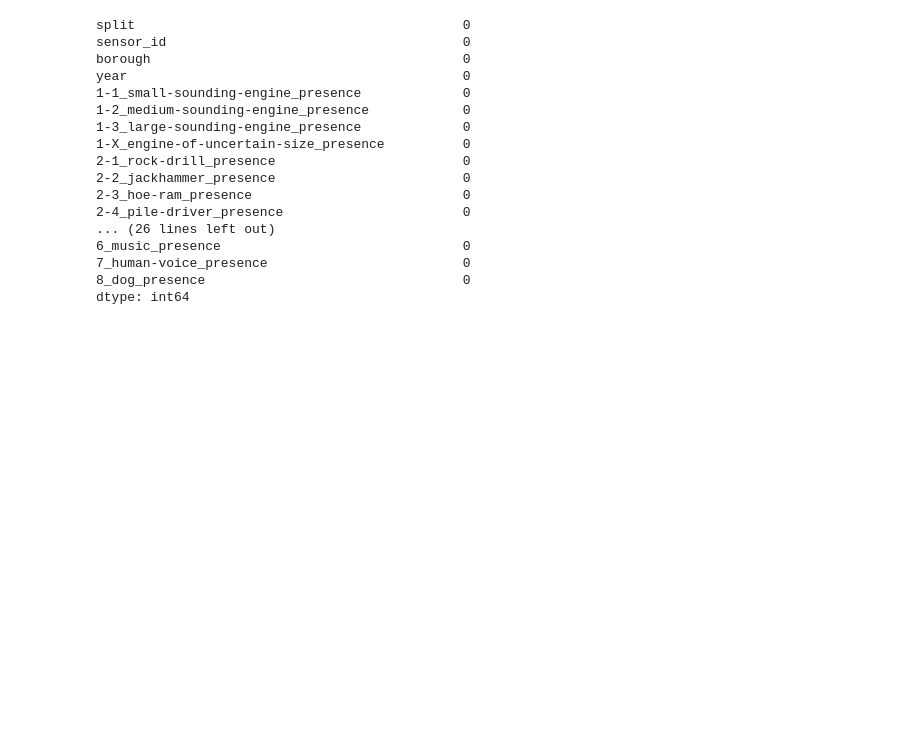
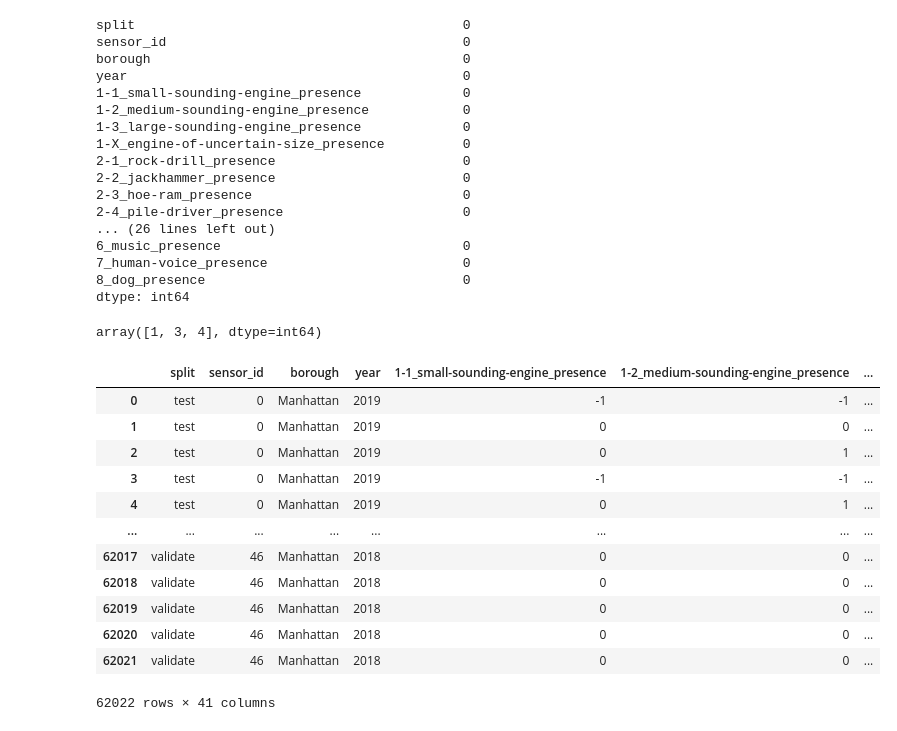
Before and after one commit to A-Lasso/Taxis-NewYork, a Jupyter notebook: Analisis_raw_contaminacion.ipynb, the cells around one changed output. Cells and saved outputs as stored; diff of their text form; code cells hidden in the pictures; blank space fills up the shorter version.

```diff
--- a/Analisis_raw_contaminacion.ipynb
+++ b/Analisis_raw_contaminacion.ipynb
@@ -402,3 +402,36 @@ year                                           0
 7_human-voice_presence                         0
 8_dog_presence                                 0
 dtype: int64
+# %%
+df_contaminacion_sonora['borough'].unique()
+# Las localidades en NewYork estan mostradas como numeros
+# Son 5 pero aqui solo tenemos 3
+# (1=Manhattan, 3=Brooklyn, 4=Queens)
+# %% [output]
+array([1, 3, 4], dtype=int64)
+# %%
+# Diccionario que mapea los números a los nombres correspondientes
+borough_mapping = {
+    1: 'Manhattan',
+    3: 'Brooklyn',
+    4: 'Queens'
+}
+
+# Reemplazar los números por los nombres usando el método 'replace'
+df_contaminacion_sonora['borough'] = df_contaminacion_sonora['borough'].replace(borough_mapping)
+# %%
+df_contaminacion_sonora
+# %% [output]
+|  | split | sensor_id | borough | year | 1-1_small-sounding-engine_presence | 1-2_medium-sounding-engine_presence | ... |
+| 0 | test | 0 | Manhattan | 2019 | -1 | -1 | ... |
+| 1 | test | 0 | Manhattan | 2019 | 0 | 0 | ... |
+| 2 | test | 0 | Manhattan | 2019 | 0 | 1 | ... |
+| 3 | test | 0 | Manhattan | 2019 | -1 | -1 | ... |
+| 4 | test | 0 | Manhattan | 2019 | 0 | 1 | ... |
+| ... | ... | ... | ... | ... | ... | ... | ... |
+| 62017 | validate | 46 | Manhattan | 2018 | 0 | 0 | ... |
+| 62018 | validate | 46 | Manhattan | 2018 | 0 | 0 | ... |
+| 62019 | validate | 46 | Manhattan | 2018 | 0 | 0 | ... |
+| 62020 | validate | 46 | Manhattan | 2018 | 0 | 0 | ... |
+| 62021 | validate | 46 | Manhattan | 2018 | 0 | 0 | ... |
+62022 rows × 41 columns
```
Also changed, not shown: parts of 1 cell of this notebook, 1 other file.
